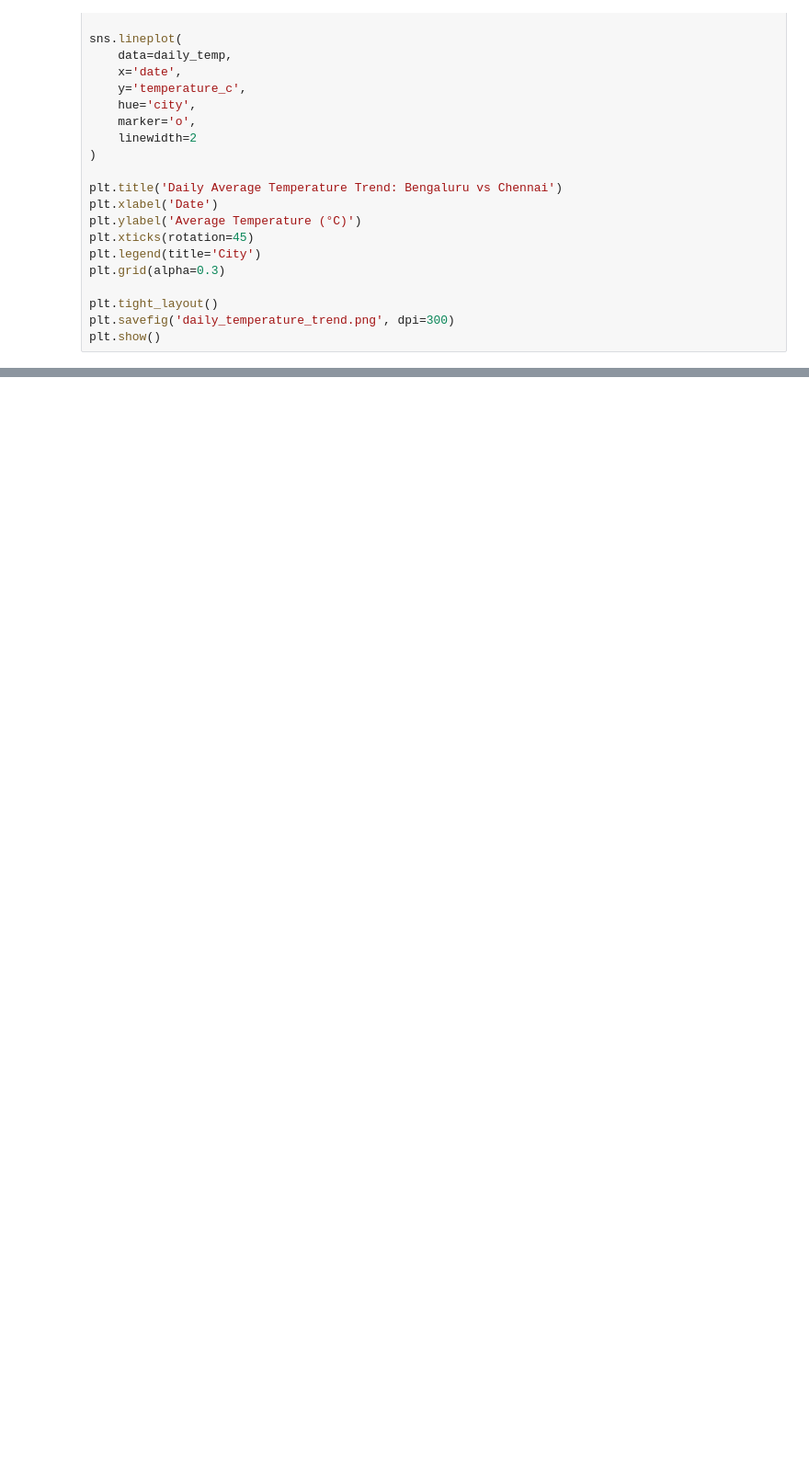
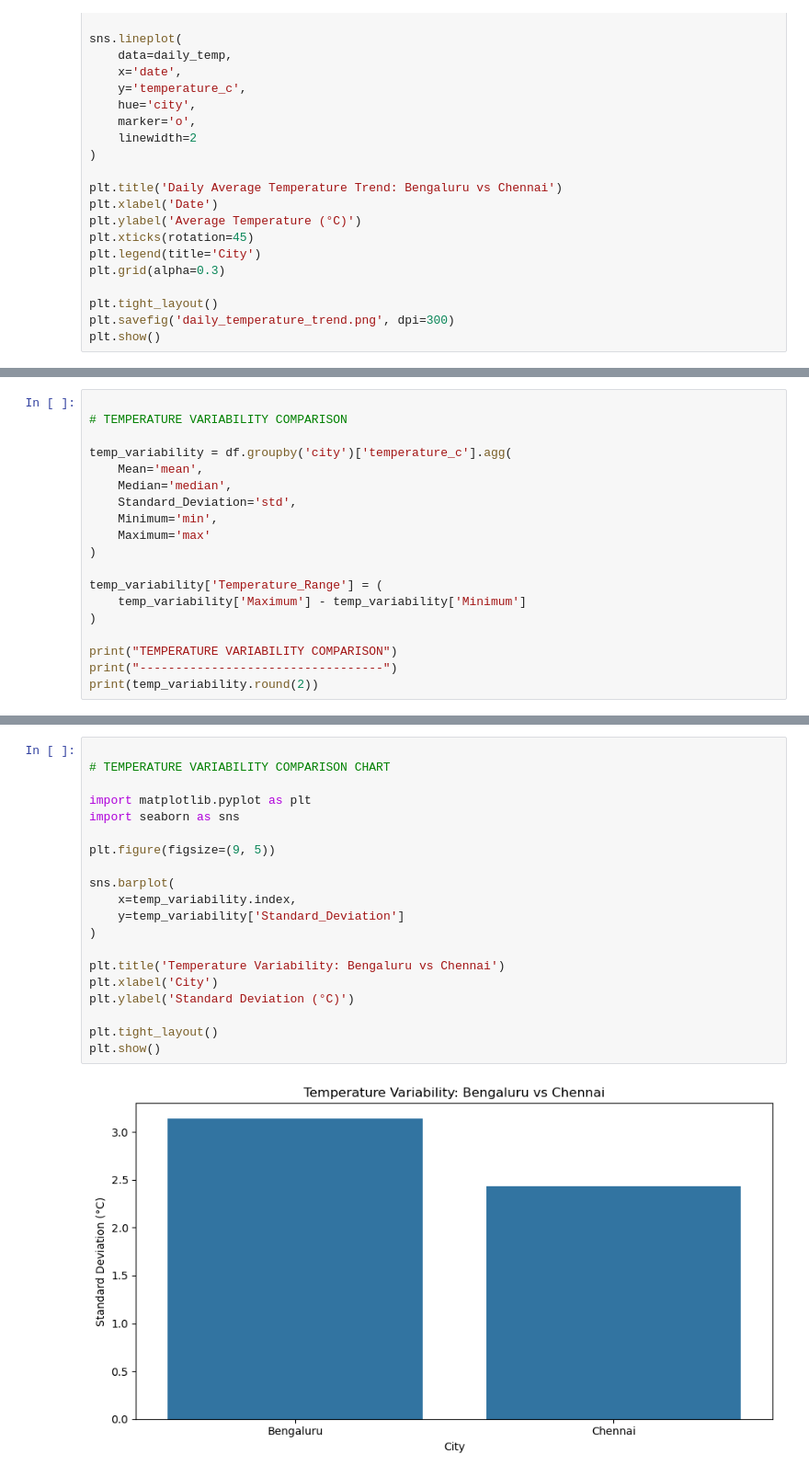
Before and after one commit to shabaz-syed/AtomSync-MicroClimate-Analaytics, a Jupyter notebook: Notebooks/01_data_understanding.ipynb, the cells around one changed output, grey strips where cells are left out. Shown at 92% size. Saved outputs shown, nothing was run; the diff lists cells and outputs as text; blank space fills up the shorter version.

```diff
--- a/Notebooks/01_data_understanding.ipynb
+++ b/Notebooks/01_data_understanding.ipynb
@@ -1705,0 +1665,19 @@ plt.show()
+# %%
+
+# TEMPERATURE VARIABILITY COMPARISON
+
+temp_variability = df.groupby('city')['temperature_c'].agg(
+    Mean='mean',
+    Median='median',
+    Standard_Deviation='std',
+    Minimum='min',
+    Maximum='max'
+)
+
+temp_variability['Temperature_Range'] = (
+    temp_variability['Maximum'] - temp_variability['Minimum']
+)
+
+print("TEMPERATURE VARIABILITY COMPARISON")
+print("----------------------------------")
+print(temp_variability.round(2))
@@ -1705,0 +1696,22 @@ plt.show()
+# %%
+
+# TEMPERATURE VARIABILITY COMPARISON CHART
+
+import matplotlib.pyplot as plt
+import seaborn as sns
+
+plt.figure(figsize=(9, 5))
+
+sns.barplot(
+    x=temp_variability.index,
+    y=temp_variability['Standard_Deviation']
+)
+
+plt.title('Temperature Variability: Bengaluru vs Chennai')
+plt.xlabel('City')
+plt.ylabel('Standard Deviation (°C)')
+
+plt.tight_layout()
+plt.show()
+# %% [output]
+[figure, added]
```
Also changed, not shown: parts of 13 cells of this notebook.
